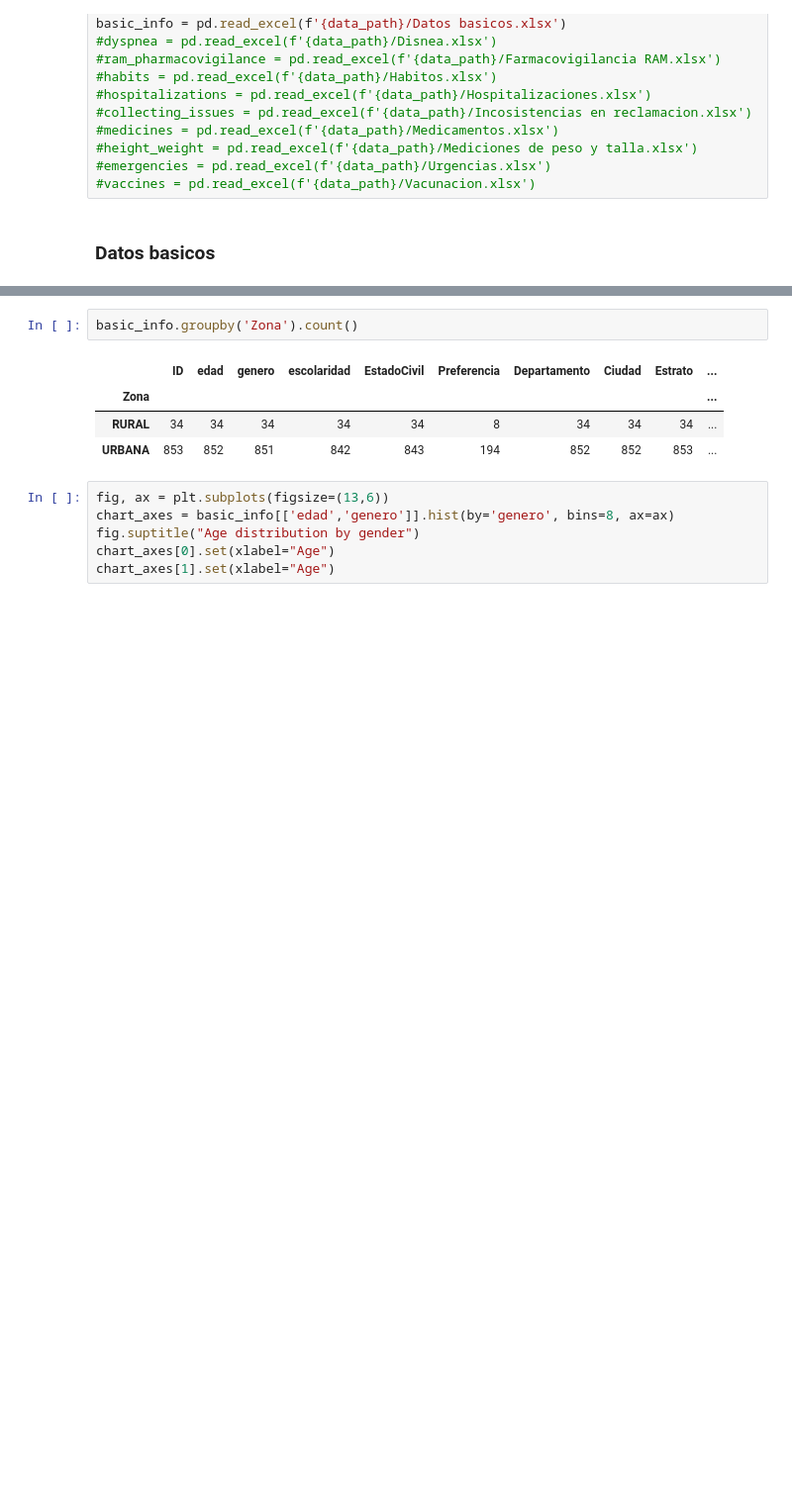
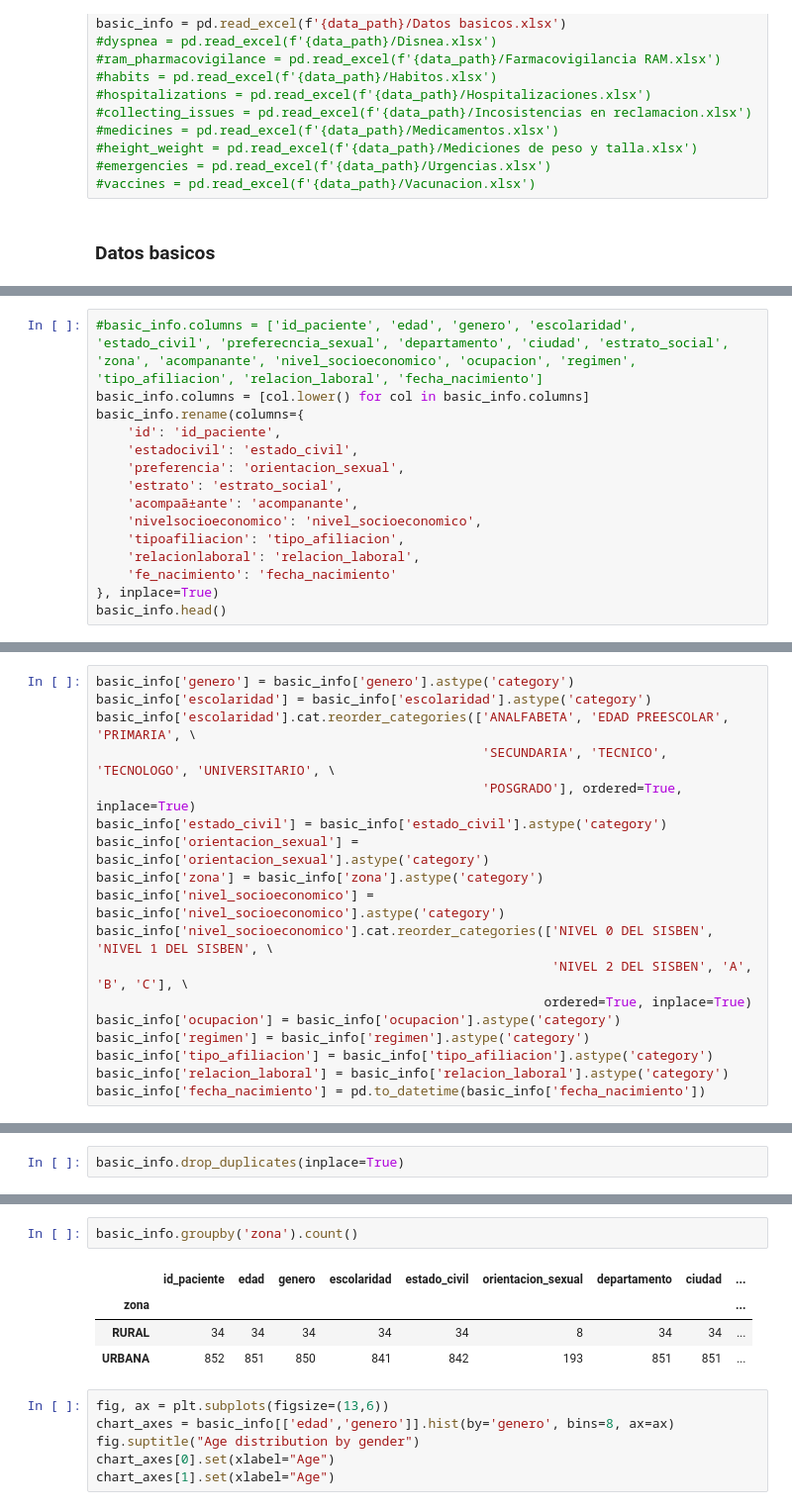
Before and after one commit to DS4A-T22/exploratory_data_analysis, a Jupyter notebook: EDA-02.ipynb, the cells around one changed output, grey strips where cells are left out. Shown at 99% size. Saved outputs shown, nothing was run; the diff lists cells and outputs as text; blank space fills up the shorter version.

Commit message:
Cleanse basic info dataset

```diff
--- a/EDA-02.ipynb
+++ b/EDA-02.ipynb
@@ -42,3 +42,18 @@ basic_info.head()
 | 2 | 502989 | 29.0 | M | UNIVERSITARIO | SOLTERO (A) | HETEROSEXUAL | ANTIOQUIA | MEDELLIN | 3.0 | ... |
 | 3 | 506808 | 11.0 | M | EDAD PREESCOLAR | SOLTERO (A) | HETEROSEXUAL | ANTIOQUIA | BELLO | 1.0 | ... |
 | 4 | 512938 | 22.0 | F | SECUNDARIA | SOLTERO (A) | HETEROSEXUAL | ANTIOQUIA | MEDELLIN | 3.0 | ... |
+# %%
+#basic_info.columns = ['id_paciente', 'edad', 'genero', 'escolaridad', 'estado_civil', 'preferecncia_sexual', 'departamento', 'ciudad', 'estrato_social', 'zona', 'acompanante', 'nivel_socioeconomico', 'ocupacion', 'regimen', 'tipo_afiliacion', 'relacion_laboral', 'fecha_nacimiento']
+basic_info.columns = [col.lower() for col in basic_info.columns]
+basic_info.rename(columns={
+    'id': 'id_paciente',
+    'estadocivil': 'estado_civil',
+    'preferencia': 'orientacion_sexual',
+    'estrato': 'estrato_social',
+    'acompaã±ante': 'acompanante',
+    'nivelsocioeconomico': 'nivel_socioeconomico',
+    'tipoafiliacion': 'tipo_afiliacion',
+    'relacionlaboral': 'relacion_laboral',
+    'fe_nacimiento': 'fecha_nacimiento'
+}, inplace=True)
+basic_info.head()
@@ -45,3 +71,21 @@ basic_info.head()
+# %%
+basic_info['genero'] = basic_info['genero'].astype('category')
+basic_info['escolaridad'] = basic_info['escolaridad'].astype('category')
+basic_info['escolaridad'].cat.reorder_categories(['ANALFABETA', 'EDAD PREESCOLAR', 'PRIMARIA', \
+                                                  'SECUNDARIA', 'TECNICO', 'TECNOLOGO', 'UNIVERSITARIO', \
+                                                  'POSGRADO'], ordered=True, inplace=True)
+basic_info['estado_civil'] = basic_info['estado_civil'].astype('category')
+basic_info['orientacion_sexual'] = basic_info['orientacion_sexual'].astype('category')
+basic_info['zona'] = basic_info['zona'].astype('category')
+basic_info['nivel_socioeconomico'] = basic_info['nivel_socioeconomico'].astype('category')
+basic_info['nivel_socioeconomico'].cat.reorder_categories(['NIVEL 0 DEL SISBEN', 'NIVEL 1 DEL SISBEN', \
+                                                           'NIVEL 2 DEL SISBEN', 'A', 'B', 'C'], \
+                                                          ordered=True, inplace=True)
+basic_info['ocupacion'] = basic_info['ocupacion'].astype('category')
+basic_info['regimen'] = basic_info['regimen'].astype('category')
+basic_info['tipo_afiliacion'] = basic_info['tipo_afiliacion'].astype('category')
+basic_info['relacion_laboral'] = basic_info['relacion_laboral'].astype('category')
+basic_info['fecha_nacimiento'] = pd.to_datetime(basic_info['fecha_nacimiento'])
 # %%
 basic_info.info()
 # %% [output]
@@ -80,3 +126,5 @@ basic_info.describe(include='all')
+# %%
+basic_info.drop_duplicates(inplace=True)
 # %%
 msno.matrix(msno.nullity_sort(basic_info, sort='descending'))
 # %% [output]
@@ -97,10 +145,10 @@ basic_info.groupby('genero').count()
 # %%
-basic_info.groupby('Zona').count()
+basic_info.groupby('zona').count()
 # %% [output]
-|  | ID | edad | genero | escolaridad | EstadoCivil | Preferencia | Departamento | Ciudad | Estrato | ... |
-| Zona |  |  |  |  |  |  |  |  |  | ... |
-| RURAL | 34 | 34 | 34 | 34 | 34 | 8 | 34 | 34 | 34 | ... |
-| URBANA | 853 | 852 | 851 | 842 | 843 | 194 | 852 | 852 | 853 | ... |
+|  | id_paciente | edad | genero | escolaridad | estado_civil | orientacion_sexual | departamento | ciudad | ... |
+| zona |  |  |  |  |  |  |  |  | ... |
+| RURAL | 34 | 34 | 34 | 34 | 34 | 8 | 34 | 34 | ... |
+| URBANA | 852 | 851 | 850 | 841 | 842 | 193 | 851 | 851 | ... |
 # %%
 fig, ax = plt.subplots(figsize=(13,6))
 chart_axes = basic_info[['edad','genero']].hist(by='genero', bins=8, ax=ax)
```
Also changed, not shown: parts of 42 cells of this notebook, 1 other file.
